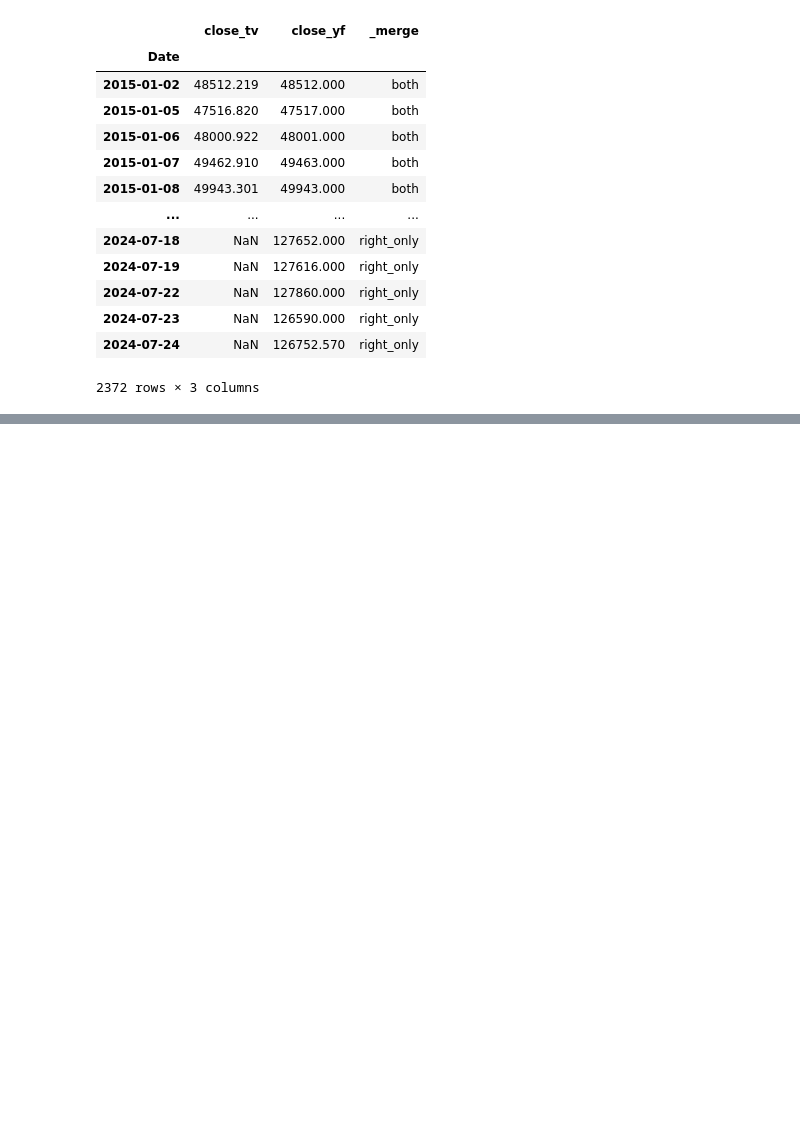
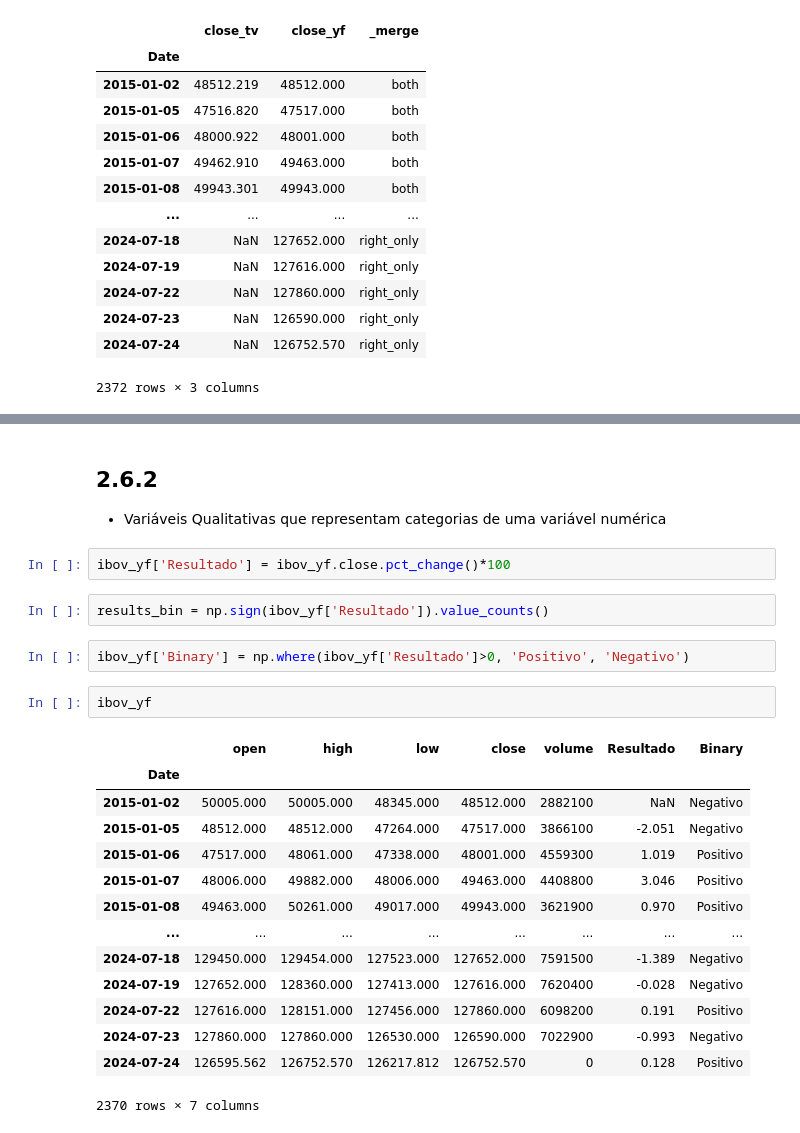
Before and after one commit to Murilo-Barreiro/pmf, a Jupyter notebook: Modulo2.ipynb, the cells around one changed output, grey strips where cells are left out. Saved outputs shown, nothing was run; the diff lists cells and outputs as text; blank space fills up the shorter version.

```diff
--- a/Modulo2.ipynb
+++ b/Modulo2.ipynb
@@ -649,0 +667,27 @@ pd.merge(ibov_tv['close'], ibov_yf['close'], how = 'outer', on = 'Date', indicat
+# %% [markdown]
+## 2.6.2
+
+- Variáveis Qualitativas que representam categorias de uma variável numérica
+# %%
+ibov_yf['Resultado'] = ibov_yf.close.pct_change()*100
+# %%
+results_bin = np.sign(ibov_yf['Resultado']).value_counts()
+# %%
+ibov_yf['Binary'] = np.where(ibov_yf['Resultado']>0, 'Positivo', 'Negativo')
+# %%
+ibov_yf
+# %% [output]
+|  | open | high | low | close | volume | Resultado | Binary |
+| Date |  |  |  |  |  |  |  |
+| 2015-01-02 | 50005.000 | 50005.000 | 48345.000 | 48512.000 | 2882100 | NaN | Negativo |
+| 2015-01-05 | 48512.000 | 48512.000 | 47264.000 | 47517.000 | 3866100 | -2.051 | Negativo |
+| 2015-01-06 | 47517.000 | 48061.000 | 47338.000 | 48001.000 | 4559300 | 1.019 | Positivo |
+| 2015-01-07 | 48006.000 | 49882.000 | 48006.000 | 49463.000 | 4408800 | 3.046 | Positivo |
+| 2015-01-08 | 49463.000 | 50261.000 | 49017.000 | 49943.000 | 3621900 | 0.970 | Positivo |
+| ... | ... | ... | ... | ... | ... | ... | ... |
+| 2024-07-18 | 129450.000 | 129454.000 | 127523.000 | 127652.000 | 7591500 | -1.389 | Negativo |
+| 2024-07-19 | 127652.000 | 128360.000 | 127413.000 | 127616.000 | 7620400 | -0.028 | Negativo |
+| 2024-07-22 | 127616.000 | 128151.000 | 127456.000 | 127860.000 | 6098200 | 0.191 | Positivo |
+| 2024-07-23 | 127860.000 | 127860.000 | 126530.000 | 126590.000 | 7022900 | -0.993 | Negativo |
+| 2024-07-24 | 126595.562 | 126752.570 | 126217.812 | 126752.570 | 0 | 0.128 | Positivo |
+2370 rows × 7 columns
```
Also changed, not shown: parts of 3 cells of this notebook.
